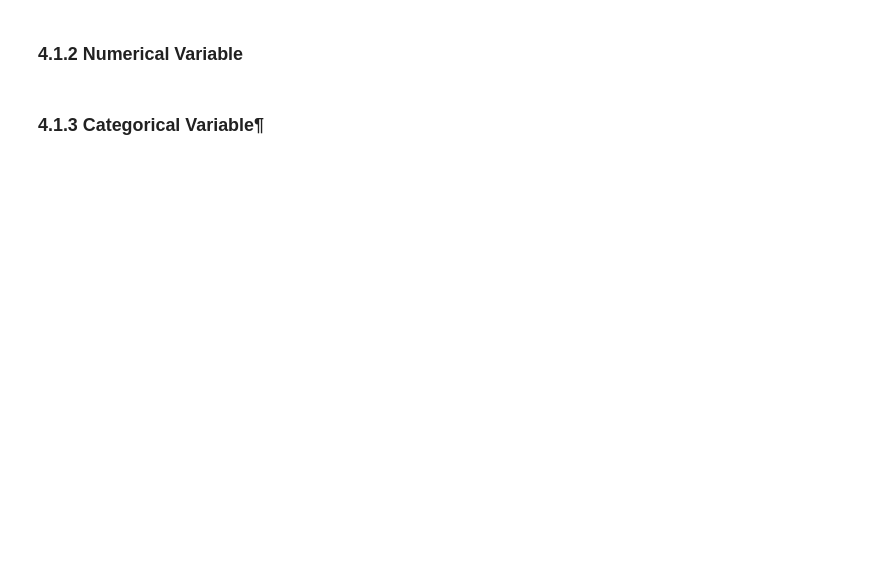
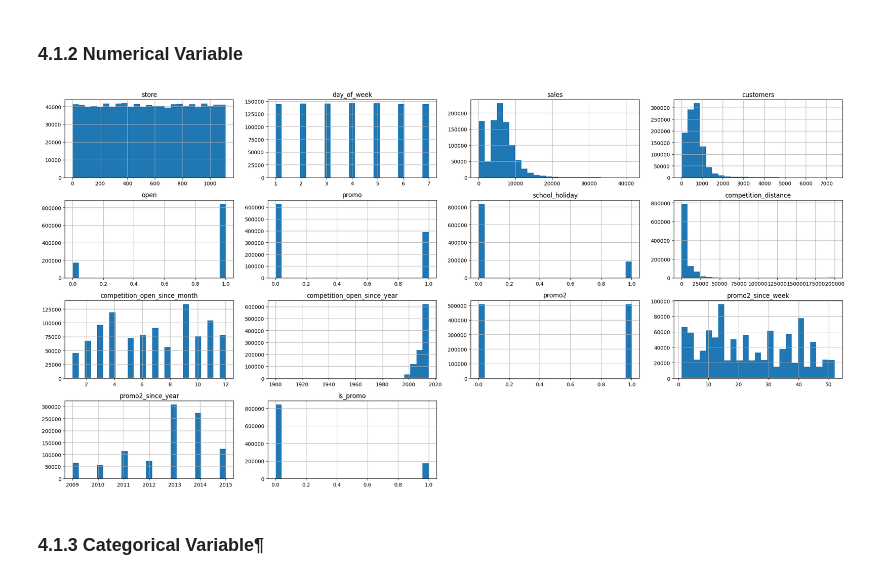
Before and after one commit to andersonrenatobonif/store_sales_predicition, a Jupyter notebook: v01_store_sales_prediction.ipynb, the cells around one changed output. Drawn from its saved outputs; the diff is of its cells as text; code cells hidden in the pictures; blank space fills up the shorter version.

```diff
--- a/v01_store_sales_prediction.ipynb
+++ b/v01_store_sales_prediction.ipynb
@@ -263,6 +396,11 @@ sns.set(rc={'figure.figsize':(11.7,8.27)})
 # %%
 num_attributes.hist(bins=25, figsize=(22,11))
 plt.tight_layout();
+# %%
+num_attributes.hist(bins=25, figsize=(22,11))
+plt.tight_layout();
+# %% [output]
+[figure, added]
 # %% [markdown]
 ### 4.1.3 Categorical Variable¶
 # %%
```
Also changed, not shown: parts of 43 cells of this notebook.
